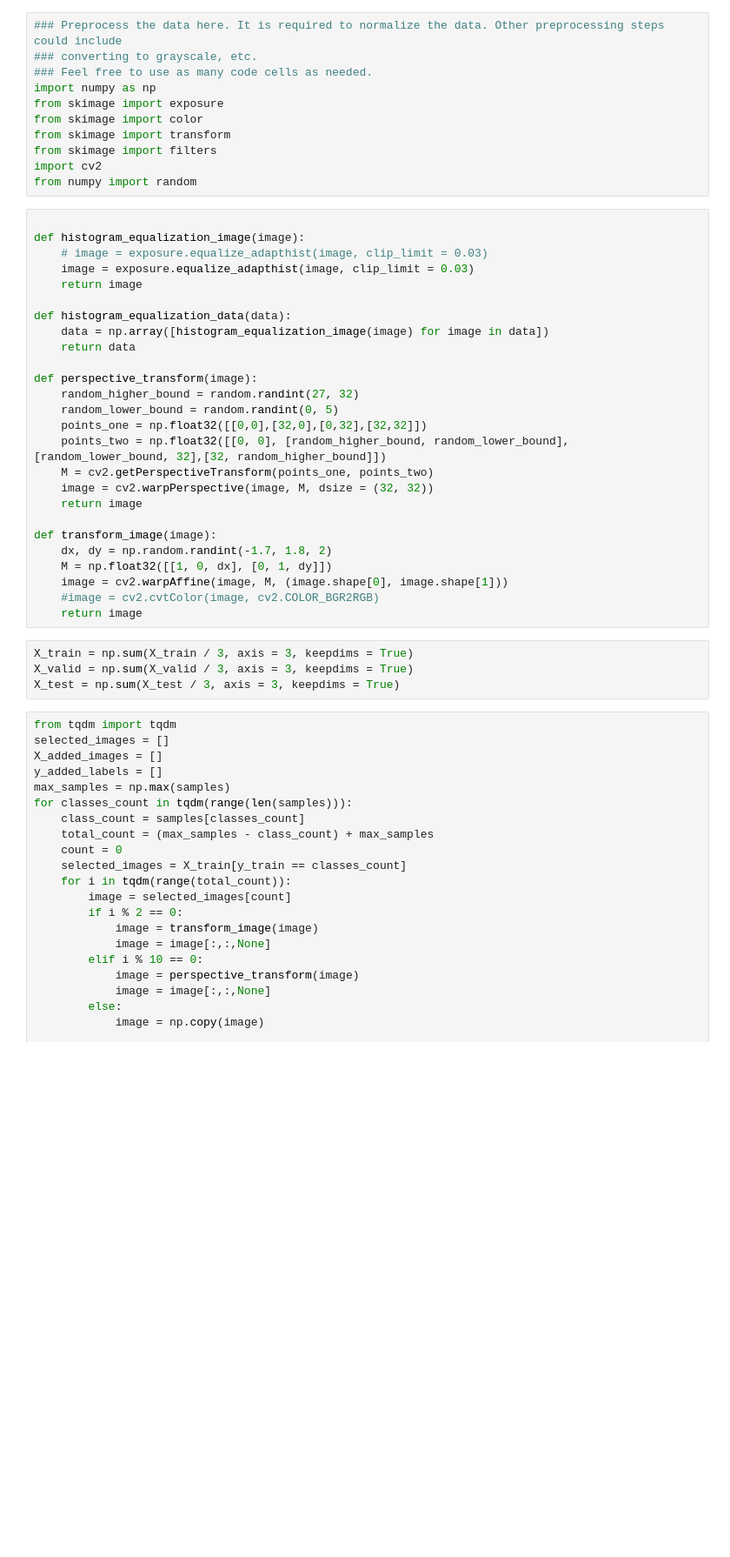
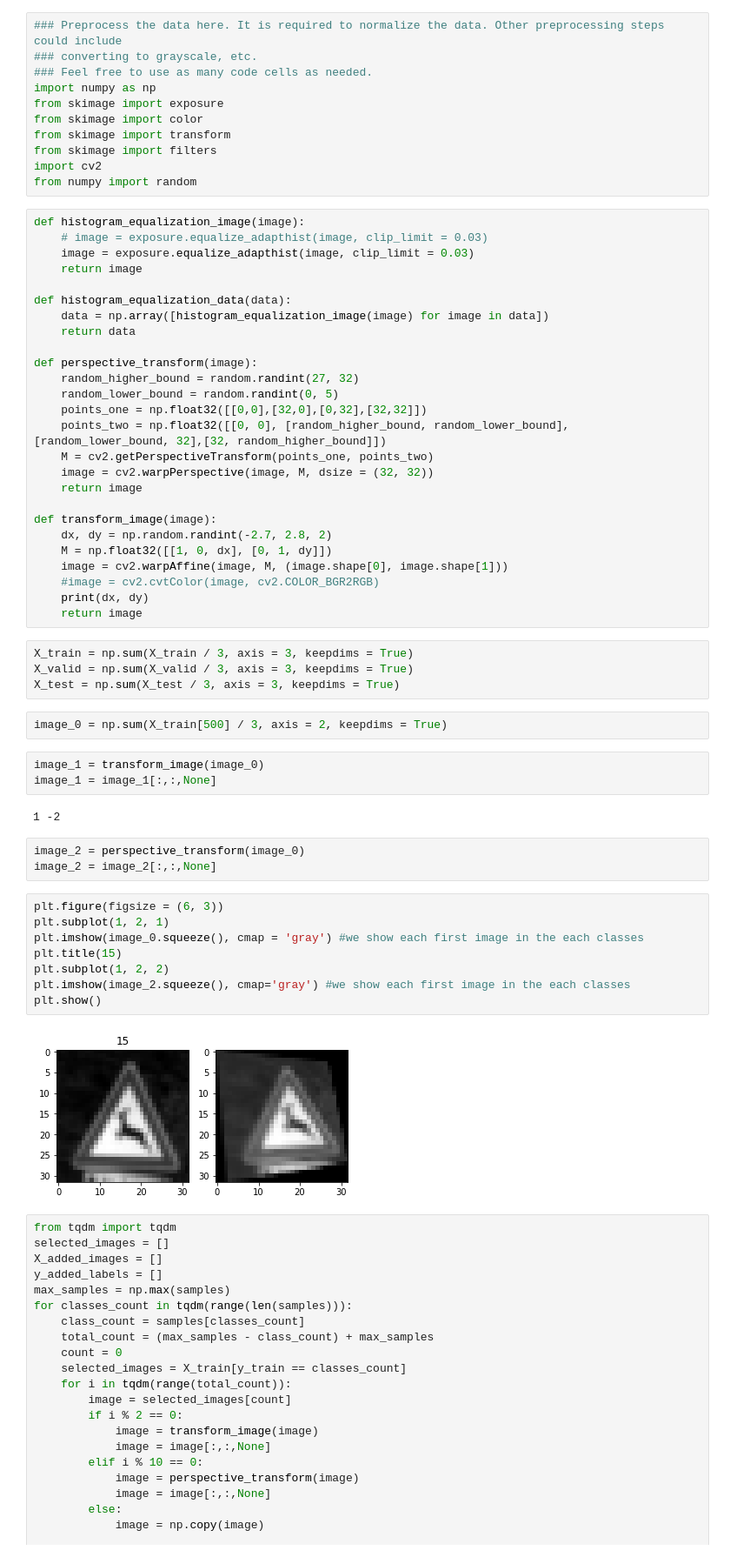
Before and after one commit to SRKarimov/SDCND-T1-P4-TrafficSignsClassifier, a Jupyter notebook: Traffic_Sign_Classifier.ipynb, the cells around one changed output. Shown at 87% size. Cells and saved outputs as stored; diff of their text form; blank space fills up the shorter version.

Commit message:
First varion of report was done

```diff
--- a/Traffic_Sign_Classifier.ipynb
+++ b/Traffic_Sign_Classifier.ipynb
@@ -166,7 +170,6 @@ from skimage import filters
 import cv2
 from numpy import random
 # %%
-
 def histogram_equalization_image(image):
     # image = exposure.equalize_adapthist(image, clip_limit = 0.03)
     image = exposure.equalize_adapthist(image, clip_limit = 0.03)
@@ -186,15 +189,36 @@ def perspective_transform(image):
     return image
 
 def transform_image(image):
-    dx, dy = np.random.randint(-1.7, 1.8, 2)
+    dx, dy = np.random.randint(-2.7, 2.8, 2)
     M = np.float32([[1, 0, dx], [0, 1, dy]])
     image = cv2.warpAffine(image, M, (image.shape[0], image.shape[1]))
     #image = cv2.cvtColor(image, cv2.COLOR_BGR2RGB)
+    print(dx, dy)
     return image
 # %%
 X_train = np.sum(X_train / 3, axis = 3, keepdims = True)
 X_valid = np.sum(X_valid / 3, axis = 3, keepdims = True)
 X_test = np.sum(X_test / 3, axis = 3, keepdims = True)
+# %%
+image_0 = np.sum(X_train[500] / 3, axis = 2, keepdims = True)
+# %%
+image_1 = transform_image(image_0)
+image_1 = image_1[:,:,None]
+# %% [output]
+1 -2
+# %%
+image_2 = perspective_transform(image_0)
+image_2 = image_2[:,:,None]
+# %%
+plt.figure(figsize = (6, 3))
+plt.subplot(1, 2, 1)
+plt.imshow(image_0.squeeze(), cmap = 'gray') #we show each first image in the each classes
+plt.title(15)
+plt.subplot(1, 2, 2)
+plt.imshow(image_2.squeeze(), cmap='gray') #we show each first image in the each classes
+plt.show()
+# %% [output]
+[figure, added]
 # %%
 from tqdm import tqdm
 selected_images = []
```
Also changed, not shown: parts of 2 cells of this notebook, 8 other files.
